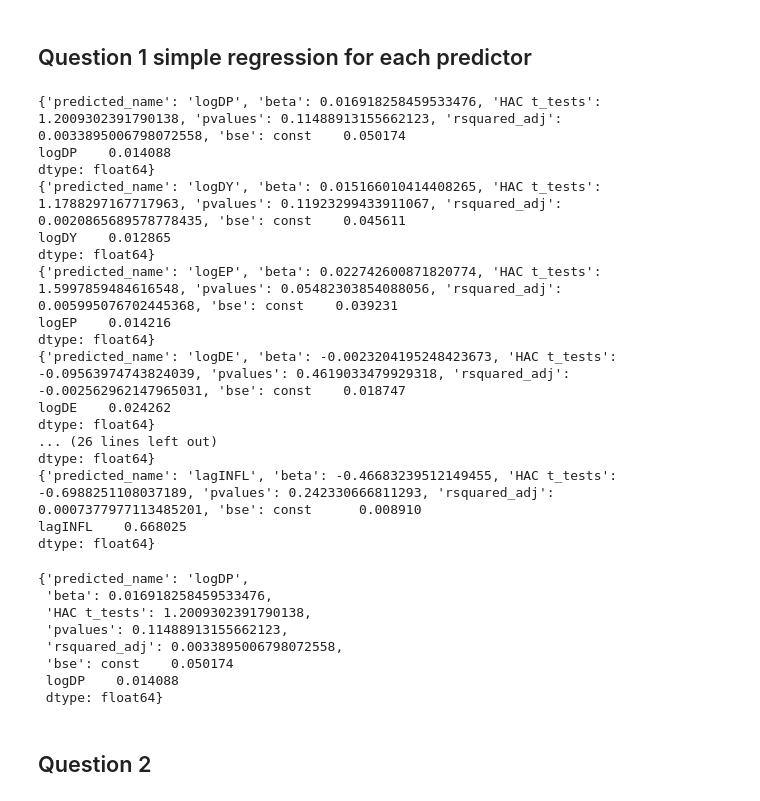
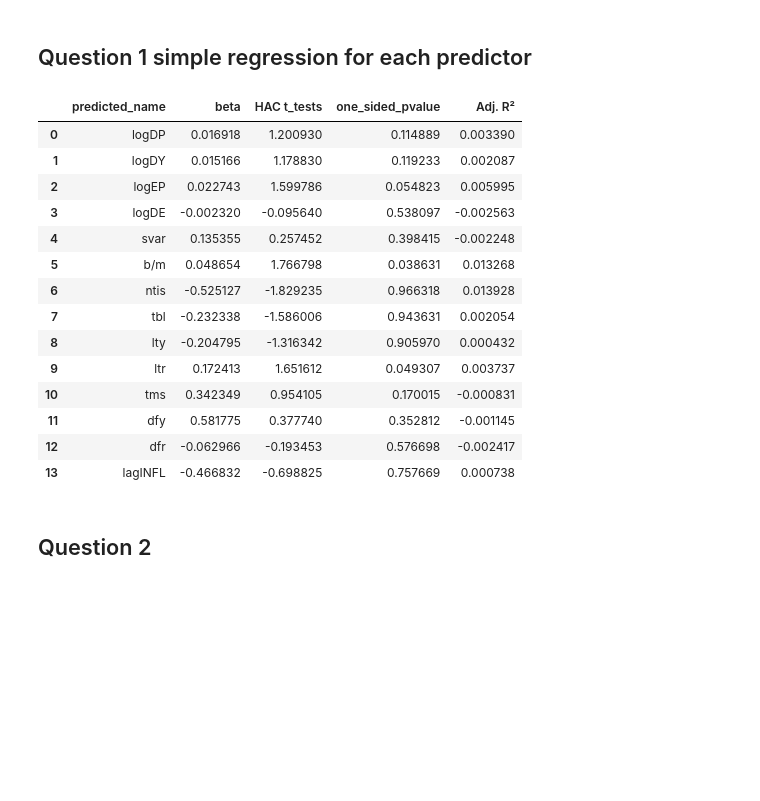
Before and after one commit to siddharthyashkukreja-cloud/QuantInvesting, a Jupyter notebook: assignment.ipynb, the cells around one changed output. Drawn from its saved outputs; the diff is of its cells as text; code cells hidden in the pictures; blank space fills up the shorter version.

Commit message:
First question entirely complete except for negatve of the specific variables

```diff
--- a/assignment.ipynb
+++ b/assignment.ipynb
@@ -86,69 +86,70 @@ Correlation Matrix:
 # %% [markdown]
 ## Question 1 simple regression for each predictor
 # %%
+
+
+
 def simple_regression(data, dependant_var, independent_var):
     """Performs a simple linear regression of dependant_var on independent_var.
     Args:
         pdData: The dataframe containing the data.
         strDependant_var : The name of the dependent variable column.
         strIndependent_var : The name of the independent variable column.
 
     Returns:
         dict: A dictionary containing regression results, coefficients, adjusted R², p-values, and robust standard errors in a list
     """
     X = data[independent_var][:-1].reset_index(drop=True)
     y = data[dependant_var][1:].reset_index(drop=True)
 
 
     X = sm.add_constant(X)  # Adds a constant term to the predictor
     model = sm.OLS(y, X).fit(cov_type='HAC', cov_kwds={'maxlags': 6})  # Using robust standard errors
 
+
+    t_stat = model.tvalues.iloc[1]  # t-statistic for the independent variable
+    two_sided_p = model.pvalues[independent_var]
+
+    if t_stat > 0:
+        one_sided_p = two_sided_p / 2
+    else:
+        one_sided_p = 1 - (two_sided_p / 2)
+
     # Extract relevant information
     results = {
         "predicted_name": f"{independent_var}", # get the string name of the predictor
         "beta": model.params.iloc[1],
-        "HAC t_tests": model.tvalues.iloc[1],
-        "pvalues": model.pvalues.iloc[1]/2,  # One-tailed p-value
-        "rsquared_adj": model.rsquared_adj,
-        "bse": model.bse
+        "HAC t_tests": t_stat,
+        "one_sided_pvalue": one_sided_p,  # One-tailed p-value
+        "Adj. R²": model.rsquared_adj,
     }
-
 
     return results
 
+all_results = []
+
 for col in dfPredictors.columns[2:]:
-    simple_regression(dfPredictors, 'r', col)
-    print(simple_regression(dfPredictors, 'r', col))
+    result = simple_regression(dfPredictors, 'r', col)
+    all_results.append(result)
 
-
-
-simple_regression(dfPredictors, 'r', 'logDP')
+indiv_regression_results = pd.DataFrame(all_results)
+indiv_regression_results
 # %% [output]
-{'predicted_name': 'logDP', 'beta': 0.016918258459533476, 'HAC t_tests': 1.2009302391790138, 'pvalues': 0.11488913155662123, 'rsquared_adj': 0.0033895006798072558, 'bse': const    0.050174
-logDP    0.014088
-dtype: float64}
-{'predicted_name': 'logDY', 'beta': 0.015166010414408265, 'HAC t_tests': 1.1788297167717963, 'pvalues': 0.11923299433911067, 'rsquared_adj': 0.0020865689578778435, 'bse': const    0.045611
-logDY    0.012865
-dtype: float64}
-{'predicted_name': 'logEP', 'beta': 0.022742600871820774, 'HAC t_tests': 1.5997859484616548, 'pvalues': 0.05482303854088056, 'rsquared_adj': 0.005995076702445368, 'bse': const    0.039231
-logEP    0.014216
-dtype: float64}
-{'predicted_name': 'logDE', 'beta': -0.0023204195248423673, 'HAC t_tests': -0.09563974743824039, 'pvalues': 0.4619033479929318, 'rsquared_adj': -0.002562962147965031, 'bse': const    0.018747
-logDE    0.024262
-dtype: float64}
-... (26 lines left out)
-dtype: float64}
-{'predicted_name': 'lagINFL', 'beta': -0.46683239512149455, 'HAC t_tests': -0.6988251108037189, 'pvalues': 0.242330666811293, 'rsquared_adj': 0.0007377977113485201, 'bse': const      0.008910
-lagINFL    0.668025
-dtype: float64}
-{'predicted_name': 'logDP',
- 'beta': 0.016918258459533476,
- 'HAC t_tests': 1.2009302391790138,
- 'pvalues': 0.11488913155662123,
- 'rsquared_adj': 0.0033895006798072558,
- 'bse': const    0.050174
- logDP    0.014088
- dtype: float64}
+|  | predicted_name | beta | HAC t_tests | one_sided_pvalue | Adj. R² |
+| 0 | logDP | 0.016918 | 1.200930 | 0.114889 | 0.003390 |
+| 1 | logDY | 0.015166 | 1.178830 | 0.119233 | 0.002087 |
+| 2 | logEP | 0.022743 | 1.599786 | 0.054823 | 0.005995 |
+| 3 | logDE | -0.002320 | -0.095640 | 0.538097 | -0.002563 |
+| 4 | svar | 0.135355 | 0.257452 | 0.398415 | -0.002248 |
+| 5 | b/m | 0.048654 | 1.766798 | 0.038631 | 0.013268 |
+| 6 | ntis | -0.525127 | -1.829235 | 0.966318 | 0.013928 |
+| 7 | tbl | -0.232338 | -1.586006 | 0.943631 | 0.002054 |
+| 8 | lty | -0.204795 | -1.316342 | 0.905970 | 0.000432 |
+| 9 | ltr | 0.172413 | 1.651612 | 0.049307 | 0.003737 |
+| 10 | tms | 0.342349 | 0.954105 | 0.170015 | -0.000831 |
+| 11 | dfy | 0.581775 | 0.377740 | 0.352812 | -0.001145 |
+| 12 | dfr | -0.062966 | -0.193453 | 0.576698 | -0.002417 |
+| 13 | lagINFL | -0.466832 | -0.698825 | 0.757669 | 0.000738 |
 # %% [markdown]
 ## Question 2
 # %% [markdown]
```
